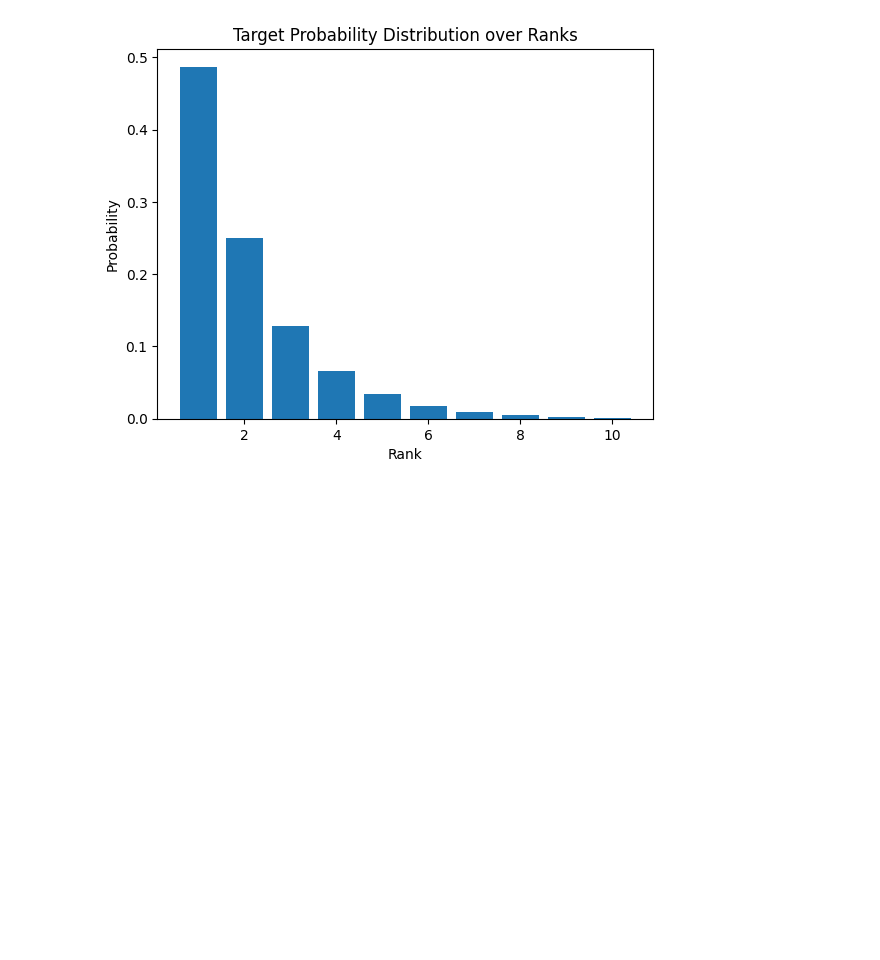
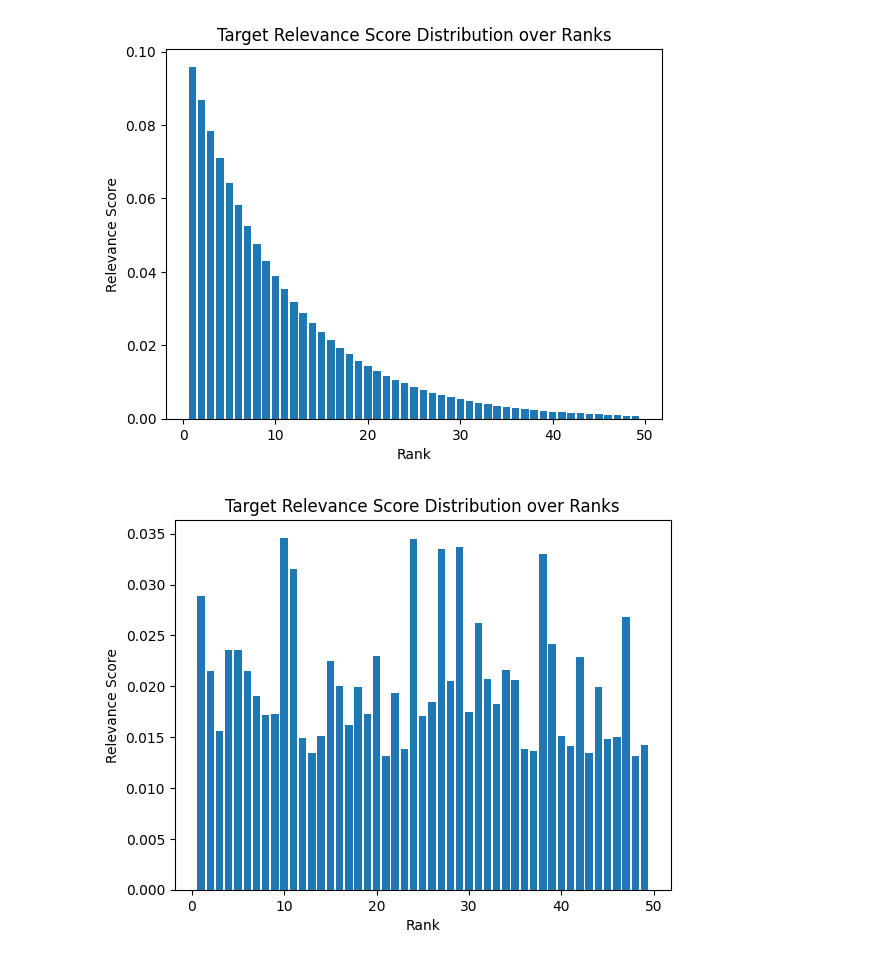
Before and after one commit to vincenteichhorn/cs-search-engine-architecture, a Jupyter notebook: sea/learning_to_rank/loss_function.ipynb, the cells around one changed output. Saved outputs shown, nothing was run; the diff lists cells and outputs as text; code cells hidden in the pictures; blank space fills up the shorter version.

```diff
--- a/sea/learning_to_rank/loss_function.ipynb
+++ b/sea/learning_to_rank/loss_function.ipynb
@@ -1,19 +1,32 @@
 # %%
 from matplotlib import pyplot as plt
 import numpy as np
 import torch
 import torch.nn.functional as F
 
-ranks = np.array(list(range(1, 11)))
+ranks = np.array(list(range(1, 50)))
 relevances = torch.tensor(ranks.max() - ranks + 1).unsqueeze(0).float()
-temp = 1.5
+temp = 10
+target_probs = relevances# F.softmax(relevances / temp, dim=1)
 target_probs = F.softmax(relevances / temp, dim=1)
 
 #bar plot
 plt.bar(ranks, target_probs.numpy().flatten())
 plt.xlabel("Rank")
-plt.ylabel("Probability")
-plt.title("Target Probability Distribution over Ranks")
+plt.ylabel("Relevance Score")
+plt.title("Target Relevance Score Distribution over Ranks")
 plt.show()
+
+# random
+model_probs = torch.rand_like(target_probs)
+model_probs = F.softmax(model_probs, dim=1)
+
+#bar plot
+plt.bar(ranks, model_probs.numpy().flatten())
+plt.xlabel("Rank")
+plt.ylabel("Relevance Score")
+plt.title("Target Relevance Score Distribution over Ranks")
+plt.show()
 # %% [output]
-[figure, old version]
+[figure, new version]
+[figure, added]
```
Also changed, not shown: 3 other files.
